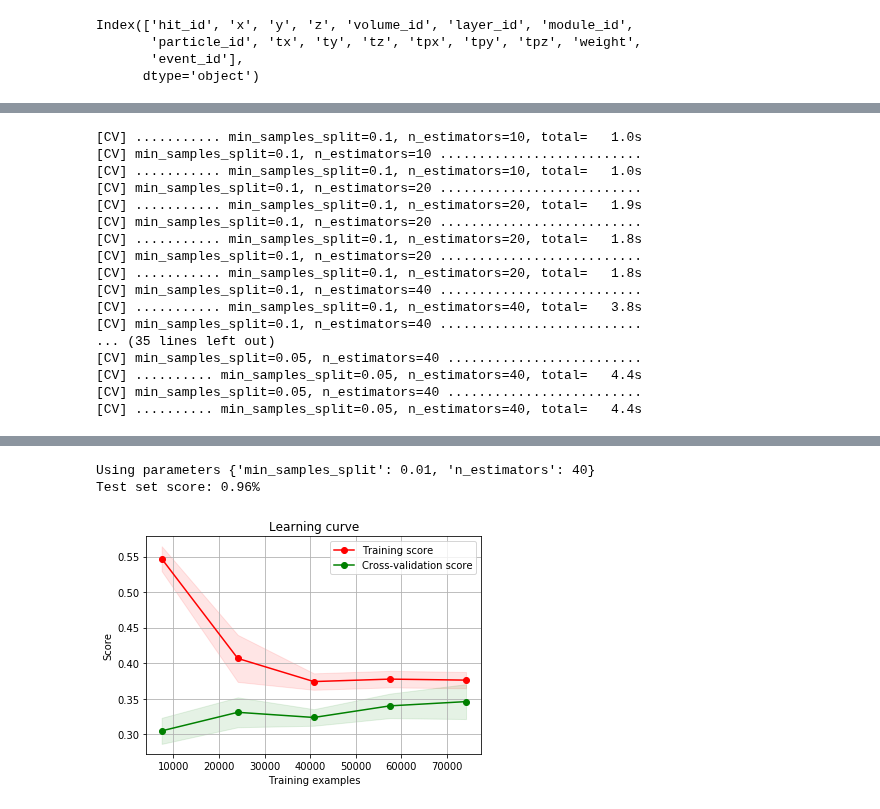
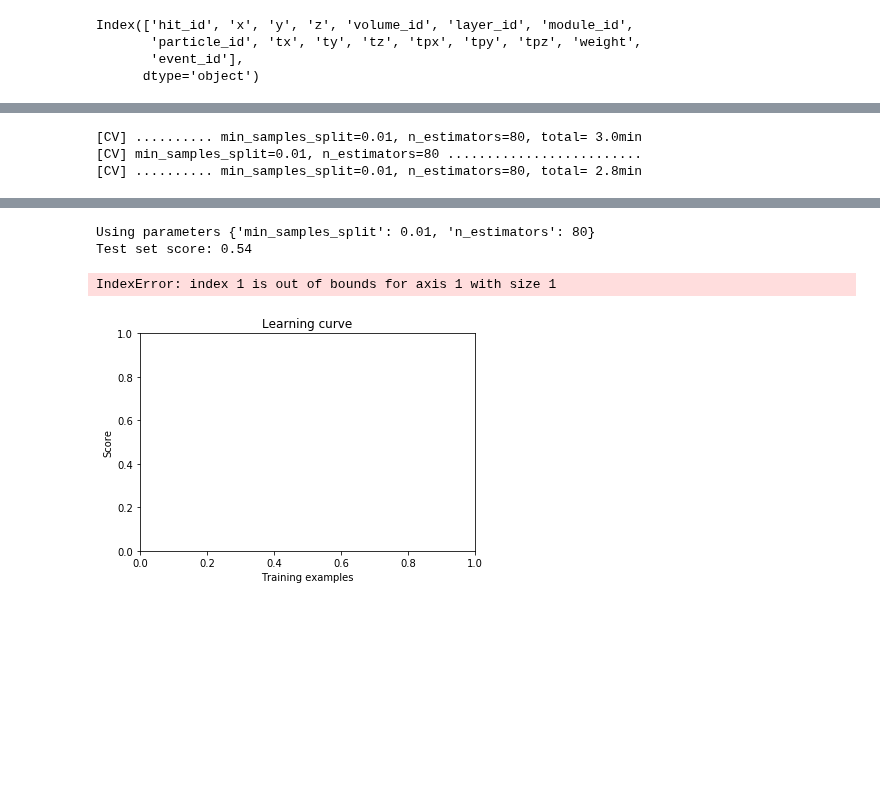
Before and after one commit to jonnor/datascience-master, a Jupyter notebook: trackml/Particles.ipynb, the cells around one changed output, grey strips where cells are left out. Cells and saved outputs as stored; diff of their text form; code cells hidden in the pictures; blank space fills up the shorter version.

Commit message:
trackml: Basic scaled position feature, sampling work
Trying to have equal amounts of matches/no-matches in training data,
however seems we are still overfitting

```diff
--- a/trackml/Particles.ipynb
+++ b/trackml/Particles.ipynb
@@ -63,9 +65,3 @@ Index(['hit_id', 'x', 'y', 'z', 'volume_id', 'layer_id', 'module_id',
        'particle_id', 'tx', 'ty', 'tz', 'tpx', 'tpy', 'tpz', 'weight',
        'event_id'],
       dtype='object')
-# %%
-def make_pairs(df):
-    p = (df.merge(df, on=df.assign(key_col=1)['key_col'], suffixes=('_a', '_b'))
-      .query('hit_id_b != hit_id_a') # filter out joins on the same row
-      .reset_index(drop=True))
-    return p
@@ -94,14 +127,0 @@ pairs = make_pairs(t)
-# %%
-def pair_features(pairs):
-    features = pandas.DataFrame()
-
-    # rough proxies of
-    features['volume_diff'] = pairs['volume_id_a'] - pairs['volume_id_b']
-    features['layer_diff'] = pairs['layer_id_a'] - pairs['layer_id_b']
-    features['module_diff'] = pairs['module_id_a'] - pairs['module_id_b']
-
-    return features
-
-data = pair_features(pairs)
-data['matches'] = pairs['particle_id_a'] == pairs['particle_id_b']
-data.head(n=10)
@@ -185,23 +209,45 @@ def plot_forest_importance(forest, X):
     #ax.set_xlim([-1, X.shape[1]])
     return fig
 # %%
+from sklearn import model_selection, metrics
+
+test_size = 0.3
+seed = 1
+
+target_columns = ['matches']
+data_columns = list(set(data.columns) - set(target_columns))
+
+s = model_selection.train_test_split(data[data_columns], data[target_columns], test_size=test_size, random_state=seed)
+X_train, X_test, Y_train, Y_test = s
+
+train = X_train
+train['matches'] = Y_train['matches']
+train = equalize_matches(train)
+X_train = train[data_columns]
+Y_train = train[target_columns]
+
+Y_train = Y_train['matches']
+Y_test = Y_test['matches']
+
+print(Y_train.mean(), Y_test.mean())
+
 from sklearn.ensemble import RandomForestClassifier
+from sklearn.ensemble import ExtraTreesClassifier
 
 metric = 'average_precision'
 
 estimator = RandomForestClassifier()
 parameters = {
-    'n_estimators': [ 10, 20, 40, 80 ],
-    'min_samples_split': [ 0.5, 0.01, 0.05 ],
+    'n_estimators': [ 80 ],
+    'min_samples_split': [ 0.01 ],
 }
 search = model_selection.GridSearchCV(estimator, parameters, cv=3, verbose=2, scoring=metric)
 search.fit(X_train, Y_train)
 
 # Evaluation
 print('Using parameters', search.best_params_)
+score = metrics.get_scorer(metric)(search.best_estimator_, X_test, Y_test)
+print('Test set score: %.2f' % (score,))
 
 plot_learning_curve(search.best_estimator_, 'Learning curve', X_train, Y_train, metric=metric)
-
-score = metrics.get_scorer(metric)(search.best_estimator_, X_test, Y_test)
-print('Test set score: %.2f' % (score,))
 # %% [output]
@@ -213,17 +260,3 @@ Fitting 3 folds for each of 9 candidates, totalling 27 fits
-[CV] ........... min_samples_split=0.1, n_estimators=10, total=   1.0s
-[CV] min_samples_split=0.1, n_estimators=10 ..........................
-[CV] ........... min_samples_split=0.1, n_estimators=10, total=   1.0s
-[CV] min_samples_split=0.1, n_estimators=20 ..........................
-[CV] ........... min_samples_split=0.1, n_estimators=20, total=   1.9s
-[CV] min_samples_split=0.1, n_estimators=20 ..........................
-[CV] ........... min_samples_split=0.1, n_estimators=20, total=   1.8s
-[CV] min_samples_split=0.1, n_estimators=20 ..........................
-[CV] ........... min_samples_split=0.1, n_estimators=20, total=   1.8s
-[CV] min_samples_split=0.1, n_estimators=40 ..........................
-[CV] ........... min_samples_split=0.1, n_estimators=40, total=   3.8s
-[CV] min_samples_split=0.1, n_estimators=40 ..........................
-... (35 lines left out)
-[CV] min_samples_split=0.05, n_estimators=40 .........................
-[CV] .......... min_samples_split=0.05, n_estimators=40, total=   4.4s
-[CV] min_samples_split=0.05, n_estimators=40 .........................
-[CV] .......... min_samples_split=0.05, n_estimators=40, total=   4.4s
+[CV] .......... min_samples_split=0.01, n_estimators=80, total= 3.0min
+[CV] min_samples_split=0.01, n_estimators=80 .........................
+[CV] .......... min_samples_split=0.01, n_estimators=80, total= 2.8min
@@ -231,6 +264,7 @@ Fitting 3 folds for each of 9 candidates, totalling 27 fits
-Using parameters {'min_samples_split': 0.01, 'n_estimators': 40}
-Test set score: 0.96%
+Using parameters {'min_samples_split': 0.01, 'n_estimators': 80}
+Test set score: 0.54
+IndexError: index 1 is out of bounds for axis 1 with size 1
-[figure, old version]
+[figure, new version]
 # %%
 precision = metrics.get_scorer('precision')(search.best_estimator_, X_test, Y_test)
 recall = metrics.get_scorer('recall')(search.best_estimator_, X_test, Y_test)
```
Also changed, not shown: parts of 12 cells of this notebook, 1 other file.
